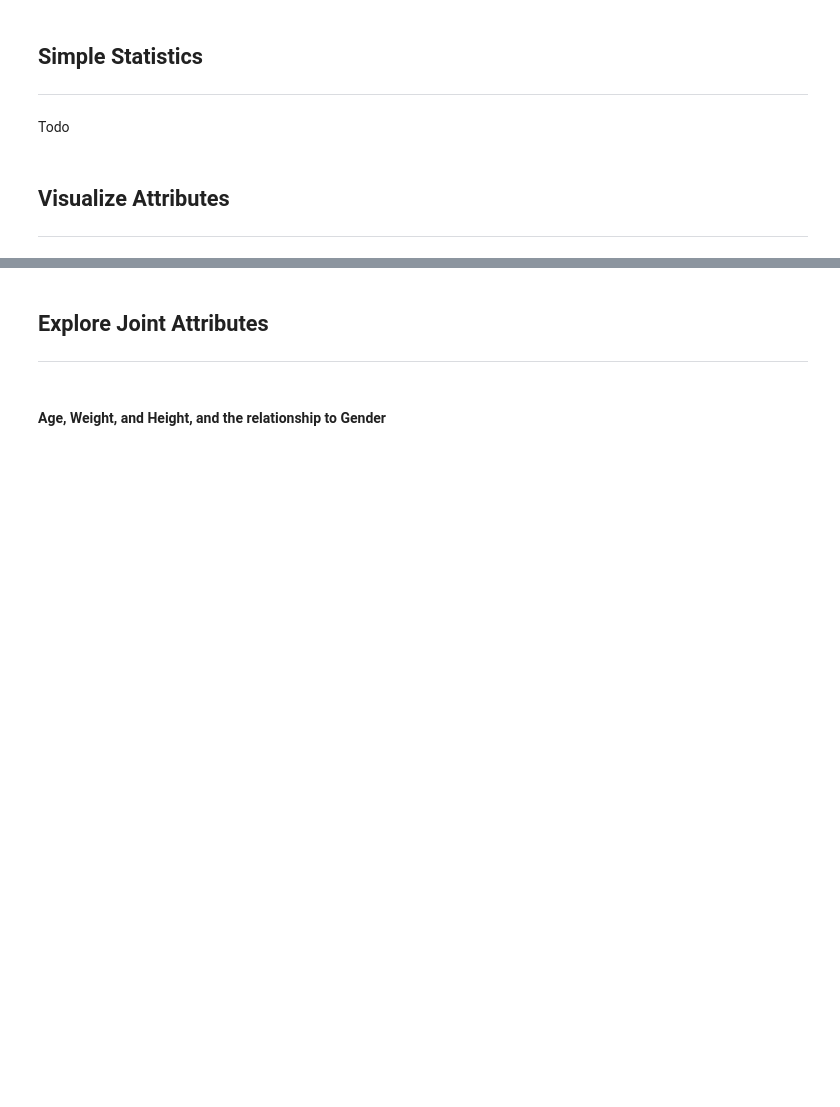
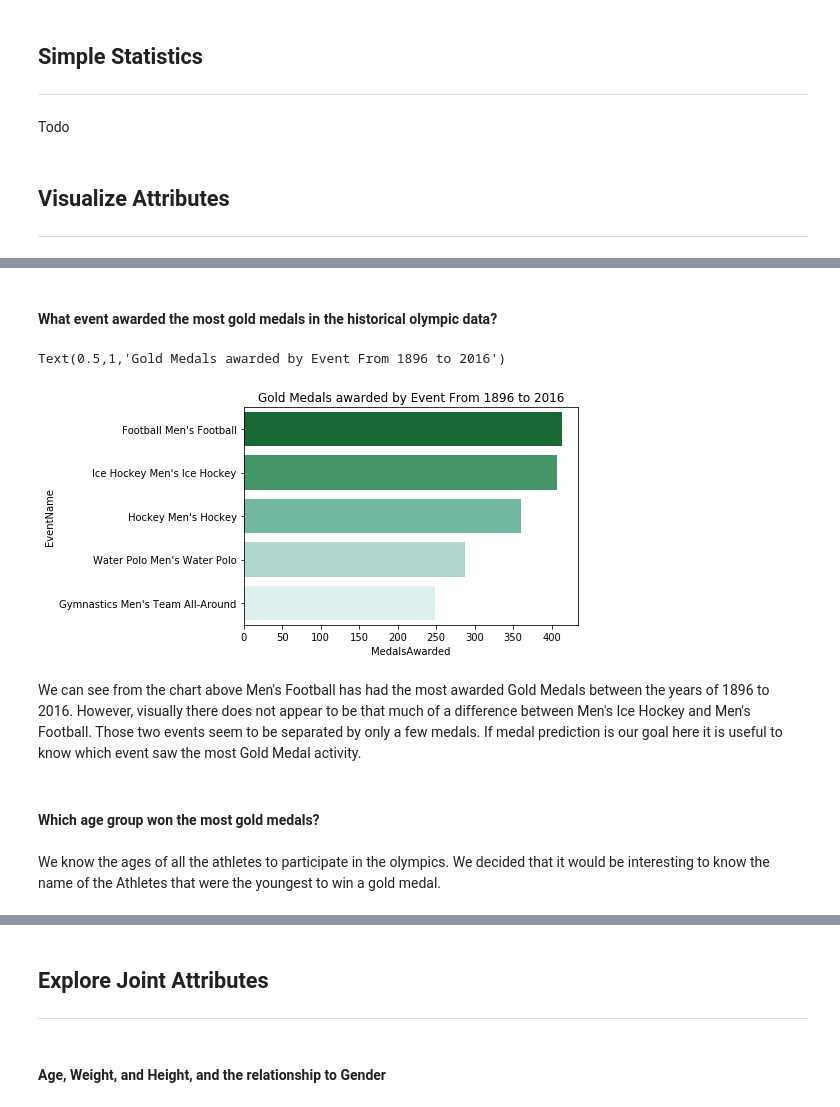
Before and after one commit to i4a/olympics, a Jupyter notebook: LabAssignmentOne.ipynb, the cells around one changed output, grey strips where cells are left out. Drawn from its saved outputs; the diff is of its cells as text; code cells hidden in the pictures; blank space fills up the shorter version.

Commit message:
Added more charts

```diff
--- a/LabAssignmentOne.ipynb
+++ b/LabAssignmentOne.ipynb
@@ -35,0 +56,21 @@ Todo
+# %% [markdown]
+#### What event awarded the most gold medals in the historical olympic data?
+# %%
+
+medal_count_by_event = df[df['Medal'] == 'Gold'].groupby(['Event'])['Medal'].count().sort_values(ascending=False)
+# %%
+data_of_interest = medal_count_by_event[0:5]
+chartdata = pd.DataFrame({'EventName': data_of_interest.index,
+                         'MedalsAwarded': data_of_interest.values})
+
+sns.barplot('MedalsAwarded', y='EventName', data=chartdata,
+            palette='BuGn_r', orient="h").set_title("Gold Medals awarded by Event From 1896 to 2016")
+# %% [output]
+Text(0.5,1,'Gold Medals awarded by Event From 1896 to 2016')
+[figure, added]
+# %% [markdown]
+We can see from the chart above Men's Football has had the most awarded Gold Medals between the years of 1896 to 2016. However, visually there does not appear to be that much of a difference between Men's Ice Hockey and Men's Football. Those two events seem to be separated by only a few medals. If medal prediction is our goal here it is useful to know which event saw the most Gold Medal activity.
+# %% [markdown]
+#### Which age group won the most gold medals?
+# %% [markdown]
+We know the ages of all the athletes to participate in the olympics. We decided that it would be interesting to know the name of the Athletes that were the youngest to win a gold medal.
```
Also changed, not shown: parts of 21 cells of this notebook.
